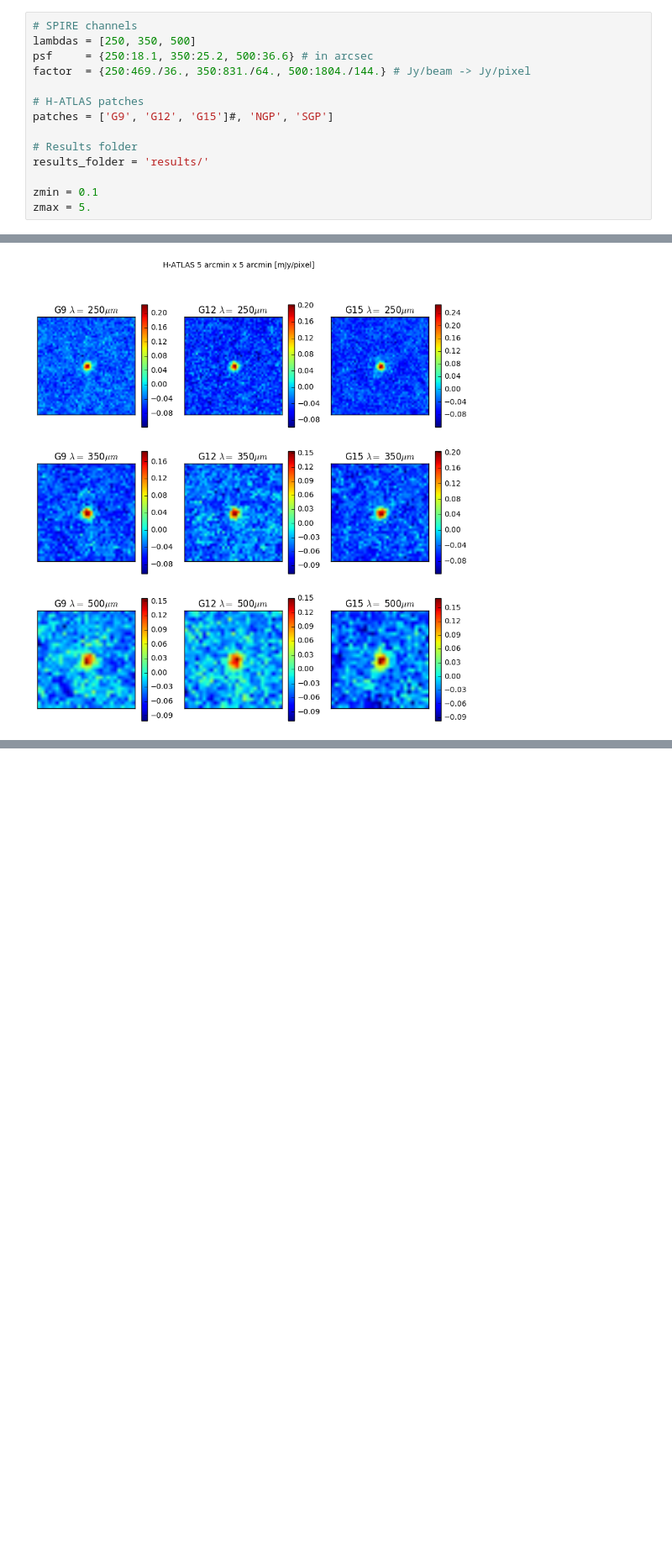
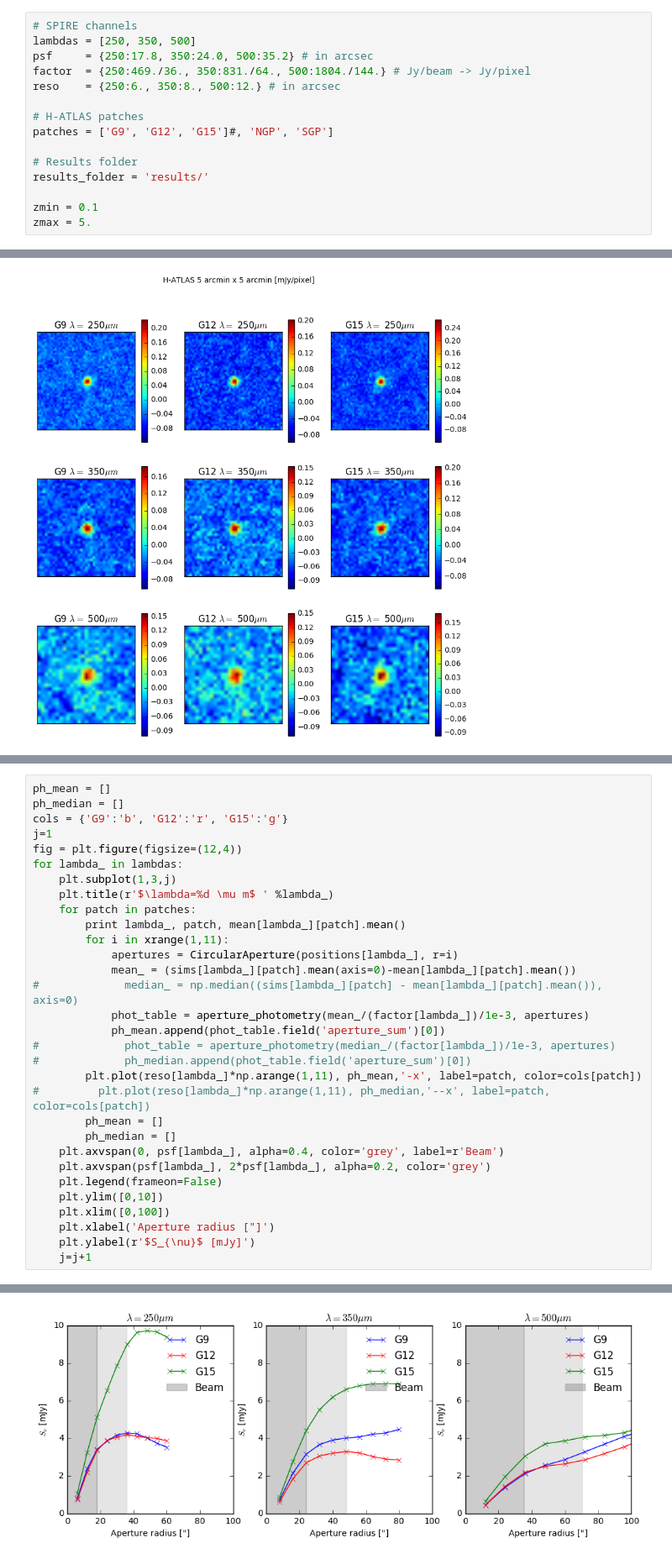
Before and after one commit to fbianchini/StacktSZ, a Jupyter notebook: plots_stack.ipynb, the cells around one changed output, grey strips where cells are left out. Shown at 84% size. Saved outputs shown, nothing was run; the diff lists cells and outputs as text; blank space fills up the shorter version.

```diff
--- a/plots_stack.ipynb
+++ b/plots_stack.ipynb
@@ -8,8 +8,9 @@ import gzip
 # %%
 # SPIRE channels
 lambdas = [250, 350, 500]
-psf     = {250:18.1, 350:25.2, 500:36.6} # in arcsec
+psf     = {250:17.8, 350:24.0, 500:35.2} # in arcsec
 factor  = {250:469./36., 350:831./64., 500:1804./144.} # Jy/beam -> Jy/pixel
+reso    = {250:6., 350:8., 500:12.} # in arcsec
 
 # H-ATLAS patches
 patches = ['G9', 'G12', 'G15']#, 'NGP', 'SGP']
@@ -102,0 +119,32 @@ plt.show()
+# %%
+ph_mean = []
+ph_median = []
+cols = {'G9':'b', 'G12':'r', 'G15':'g'}
+j=1
+fig = plt.figure(figsize=(12,4))
+for lambda_ in lambdas:
+    plt.subplot(1,3,j)
+    plt.title(r'$\lambda=%d \mu m$ ' %lambda_)
+    for patch in patches:
+        print lambda_, patch, mean[lambda_][patch].mean()
+        for i in xrange(1,11):
+            apertures = CircularAperture(positions[lambda_], r=i)
+            mean_ = (sims[lambda_][patch].mean(axis=0)-mean[lambda_][patch].mean())
+#             median_ = np.median((sims[lambda_][patch] - mean[lambda_][patch].mean()), axis=0)
+            phot_table = aperture_photometry(mean_/(factor[lambda_])/1e-3, apertures)
+            ph_mean.append(phot_table.field('aperture_sum')[0])
+#             phot_table = aperture_photometry(median_/(factor[lambda_])/1e-3, apertures)
+#             ph_median.append(phot_table.field('aperture_sum')[0])
+        plt.plot(reso[lambda_]*np.arange(1,11), ph_mean,'-x', label=patch, color=cols[patch])
+#         plt.plot(reso[lambda_]*np.arange(1,11), ph_median,'--x', label=patch, color=cols[patch])
+        ph_mean = []
+        ph_median = []
+    plt.axvspan(0, psf[lambda_], alpha=0.4, color='grey', label=r'Beam')
+    plt.axvspan(psf[lambda_], 2*psf[lambda_], alpha=0.2, color='grey')
+    plt.legend(frameon=False)
+    plt.ylim([0,10])
+    plt.xlim([0,100])
+    plt.xlabel('Aperture radius ["]')
+    plt.ylabel(r'$S_{\nu}$ [mJy]')
+    j=j+1
+# %% [output]
@@ -102,0 +160 @@ plt.show()
+[figure, added]
```
Also changed, not shown: parts of 21 cells of this notebook, 1 other file.
